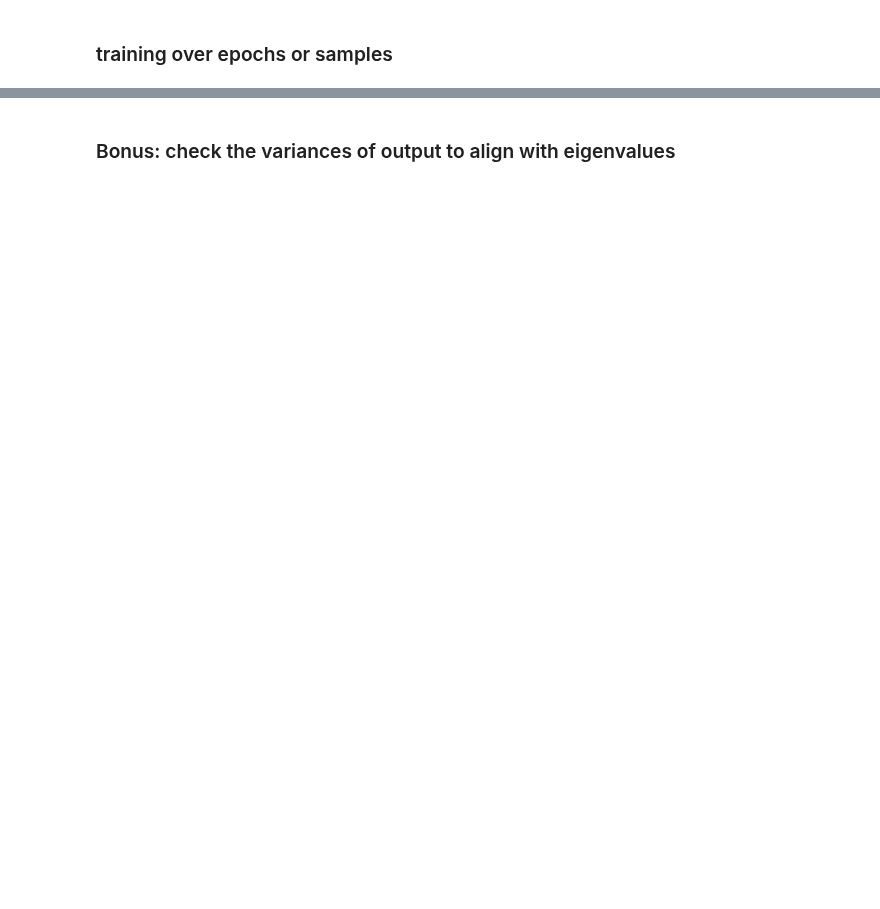
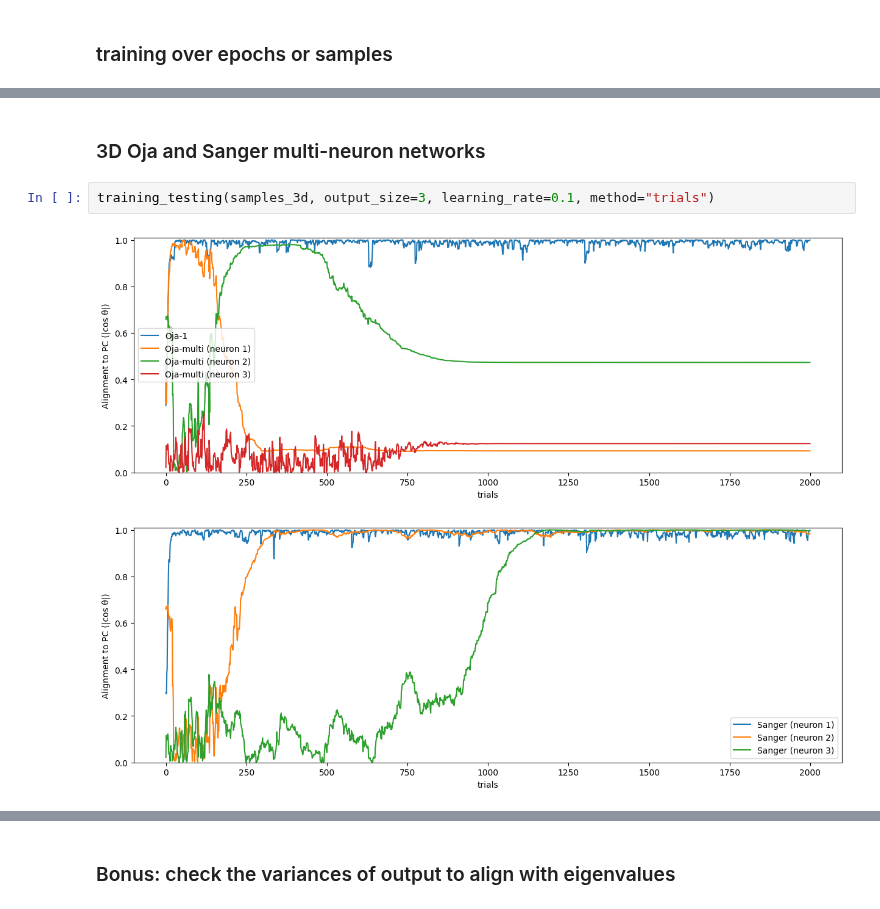
Before and after one commit to neuralalgorithms/representational-drift, a Jupyter notebook: HebbianNN.ipynb, the cells around one changed output, grey strips where cells are left out. Saved outputs shown, nothing was run; the diff lists cells and outputs as text; blank space fills up the shorter version.

```diff
--- a/HebbianNN.ipynb
+++ b/HebbianNN.ipynb
@@ -459,0 +562,7 @@ training_testing(oja1_3d, ojaK_3d, sangerK_3d, pc_set, "trials")
+# %% [markdown]
+### 3D Oja and Sanger multi-neuron networks
+# %%
+training_testing(samples_3d, output_size=3, learning_rate=0.1, method="trials")
+# %% [output]
+[figure, added]
+[figure, added]
```
Also changed, not shown: parts of 24 cells of this notebook.
